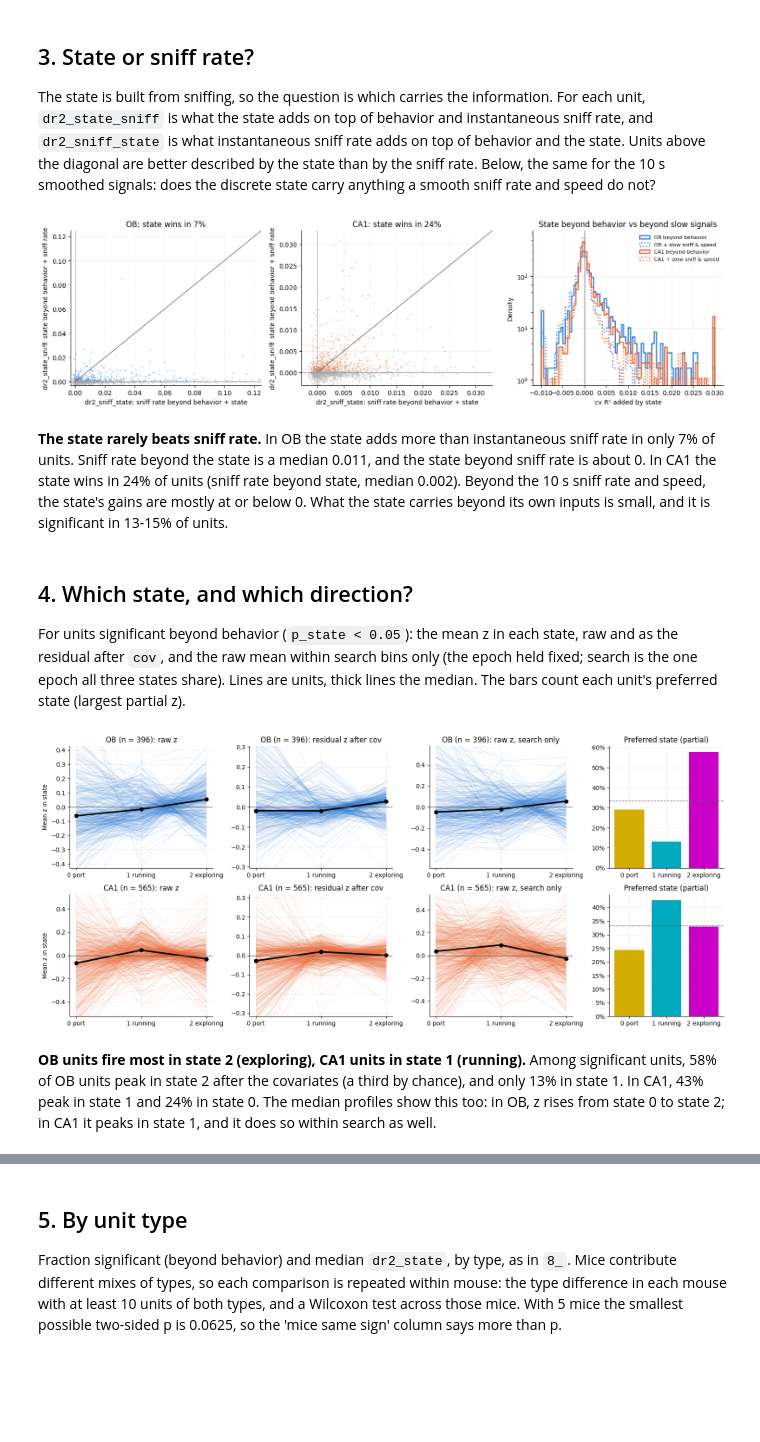
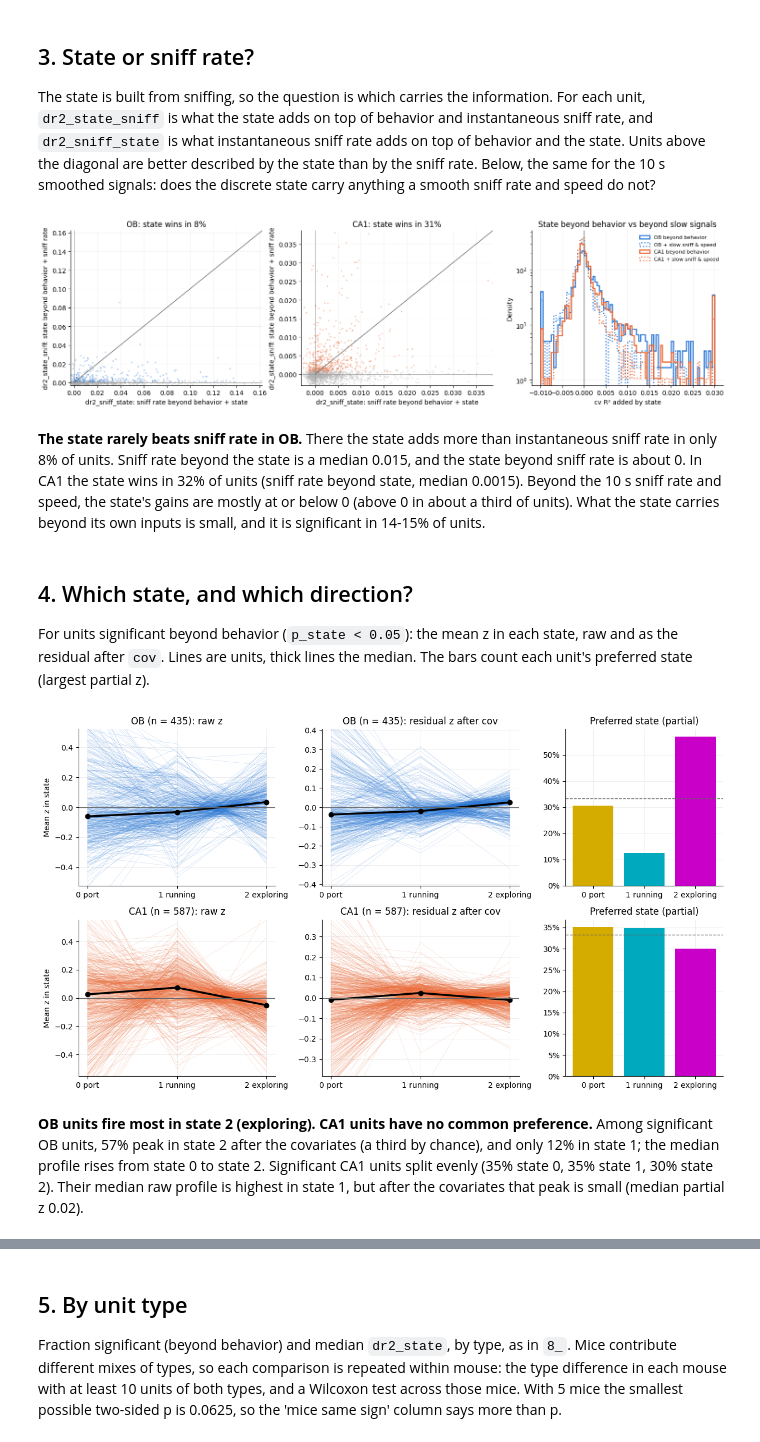
Before and after one commit to nghess/cbm-sniff, a Jupyter notebook: 9_sniff_hmm_firing.ipynb, the cells around one changed output, grey strips where cells are left out. Saved outputs shown, nothing was run; the diff lists cells and outputs as text; code cells hidden in the pictures; blank space fills up the shorter version.

```diff
--- a/9_sniff_hmm_firing.ipynb
+++ b/9_sniff_hmm_firing.ipynb
@@ -74,7 +72,7 @@ little from cbm-hmm's. This is the confound: the states differ in running and in
 # %%
-fig, axs = plt.subplots(1, 4, figsize=(15, 3.6))
-for ax, (col, lab) in zip(axs, [('share', 'Share of bins'), ('sniff_hz', 'Mean sniff rate (Hz)'),
-                                ('speed', 'Median body speed (px/s)'), ('consumption', 'Share in consumption')]):
+fig, axs = plt.subplots(1, 3, figsize=(11.5, 3.6))
+for ax, (col, lab) in zip(axs, [('share', 'Share of search bins'), ('sniff_hz', 'Mean sniff rate (Hz)'),
+                                ('speed', 'Median body speed (px/s)')]):
     v = sess[[f'{col}_{k}' for k in STATES]].to_numpy()
     ax.plot(STATES, v.T, color='0.85', lw=0.5, zorder=0)
     for k in STATES:
@@ -83,7 +81,7 @@ for ax, (col, lab) in zip(axs, [('share', 'Share of bins'), ('sniff_hz', 'Mean s
         ax.plot([k - 0.25, k + 0.25], [np.nanmedian(v[:, k])] * 2, color='k', lw=2)
     ax.set(xticks=STATES, xticklabels=[STATE_NAMES[k] for k in STATES], title=lab)
 fig.tight_layout()
-t = pd.DataFrame({STATE_NAMES[k]: {c: sess[f'{c}_{k}'].median() for c in ['share', 'sniff_hz', 'speed'] + EPOCHS}
+t = pd.DataFrame({STATE_NAMES[k]: {c: sess[f'{c}_{k}'].median() for c in ['share', 'sniff_hz', 'speed']}
                   for k in STATES}).T
 t.round(3)
 # %% [output]
@@ -183,46 +181,45 @@ ax.set(xlabel='cv R² added by state', ylabel='Density', yscale='log', title='St
 ax.legend(frameon=False, fontsize=8)
 fig.tight_layout()
 # %% [output]
-[figure, old version]
+[figure, new version]
 # %% [markdown]
-**The state rarely beats sniff rate.** In OB the state adds more than instantaneous sniff rate in only 7% of
-units. Sniff rate beyond the state is a median 0.011, and the state beyond sniff rate is about 0. In CA1 the state
-wins in 24% of units (sniff rate beyond state, median 0.002). Beyond the 10 s sniff rate and speed, the state's
-gains are mostly at or below 0. What the state carries beyond its own inputs is small, and it is significant in
-13-15% of units.
+**The state rarely beats sniff rate in OB.** There the state adds more than instantaneous sniff rate in only 8% of
+units. Sniff rate beyond the state is a median 0.015, and the state beyond sniff rate is about 0. In CA1 the state
+wins in 32% of units (sniff rate beyond state, median 0.0015). Beyond the 10 s sniff rate and speed, the state's
+gains are mostly at or below 0 (above 0 in about a third of units). What the state carries beyond its own inputs is
+small, and it is significant in 14-15% of units.
 # %% [markdown]
 ## 4. Which state, and which direction?
 
 For units significant beyond behavior (`p_state < 0.05`): the mean z in each state, raw and as the residual after
-`cov`, and the raw mean within search bins only (the epoch held fixed; search is the one epoch all three states
-share). Lines are units, thick lines the median. The bars count each unit's preferred state (largest partial z).
+`cov`. Lines are units, thick lines the median. The bars count each unit's preferred state (largest partial z).
 # %%
-fig, axs = plt.subplots(2, 4, figsize=(16, 7), gridspec_kw=dict(width_ratios=[1, 1, 1, 0.8]))
+fig, axs = plt.subplots(2, 3, figsize=(12.5, 7), gridspec_kw=dict(width_ratios=[1, 1, 0.8]))
 for row, r in zip(axs, ['ob', 'hc']):
     g = d[(d.region == r) & d.sig]
-    for ax, (pre, lab) in zip(row[:3], [('z', 'raw z'), ('partial_z', 'residual z after cov'), ('search_z', 'raw z, search only')]):
+    for ax, (pre, lab) in zip(row[:2], [('z', 'raw z'), ('partial_z', 'residual z after cov')]):
         v = g[[f'{pre}_{k}' for k in STATES]].to_numpy()
         ax.plot(STATES, v.T, color=REGION_COLORS[r], lw=0.4, alpha=0.25)
         ax.plot(STATES, np.nanmedian(v, 0), color='k', lw=2.5, marker='o')
         ax.axhline(0, color='0.4', lw=1)
         lim = np.nanpercentile(np.abs(v), 98)
         ax.set(xticks=STATES, xticklabels=[STATE_NAMES[k] for k in STATES], ylim=(-lim, lim),
                title=f'{REGION_NAMES[r]} (n = {len(g)}): {lab}')
-    ax = row[3]
+    ax = row[2]
     c = g['pref_state'].value_counts().reindex(STATES, fill_value=0)
     ax.bar(STATES, c / c.sum(), color=STATE_COLORS)
     ax.axhline(1 / 3, color='0.4', lw=1, ls='--')
     ax.set(xticks=STATES, xticklabels=[STATE_NAMES[k] for k in STATES], title='Preferred state (partial)')
     ax.yaxis.set_major_formatter(lambda v, _: f'{v:.0%}')
 for ax in axs[:, 0]:
     ax.set_ylabel('Mean z in state')
 fig.tight_layout()
 # %% [output]
-[figure, old version]
+[figure, new version]
 # %% [markdown]
-**OB units fire most in state 2 (exploring), CA1 units in state 1 (running).** Among significant units, 58% of OB
-units peak in state 2 after the covariates (a third by chance), and only 13% in state 1. In CA1, 43% peak in state
-1 and 24% in state 0. The median profiles show this too: in OB, z rises from state 0 to state 2; in CA1 it peaks
-in state 1, and it does so within search as well.
+**OB units fire most in state 2 (exploring). CA1 units have no common preference.** Among significant OB units, 57%
+peak in state 2 after the covariates (a third by chance), and only 12% in state 1; the median profile rises from state
+0 to state 2. Significant CA1 units split evenly (35% state 0, 35% state 1, 30% state 2). Their median raw profile is
+highest in state 1, but after the covariates that peak is small (median partial z 0.02).
 # %% [markdown]
 **Are the raw and partial patterns the same units' patterns?** Per significant unit, the correlation across the three
```
Also changed, not shown: parts of 16 cells of this notebook, 22 other files.
